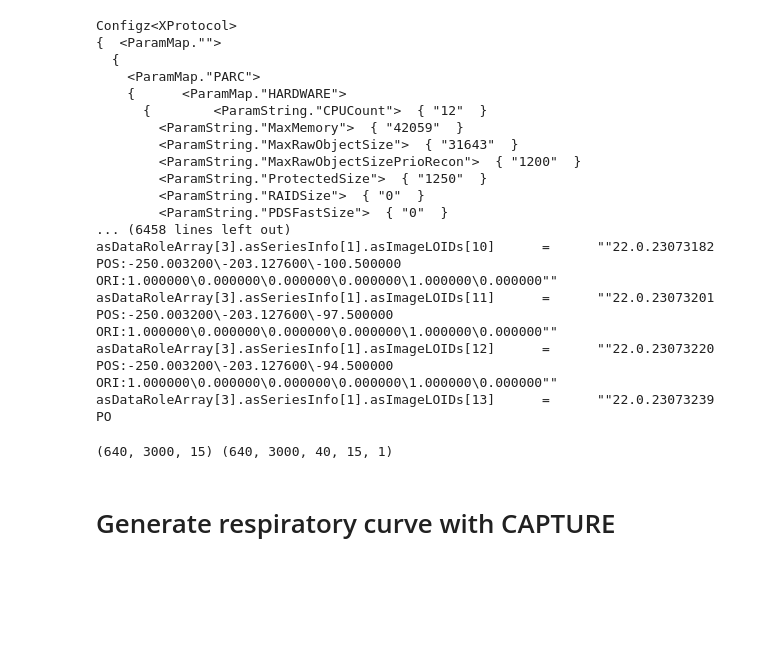
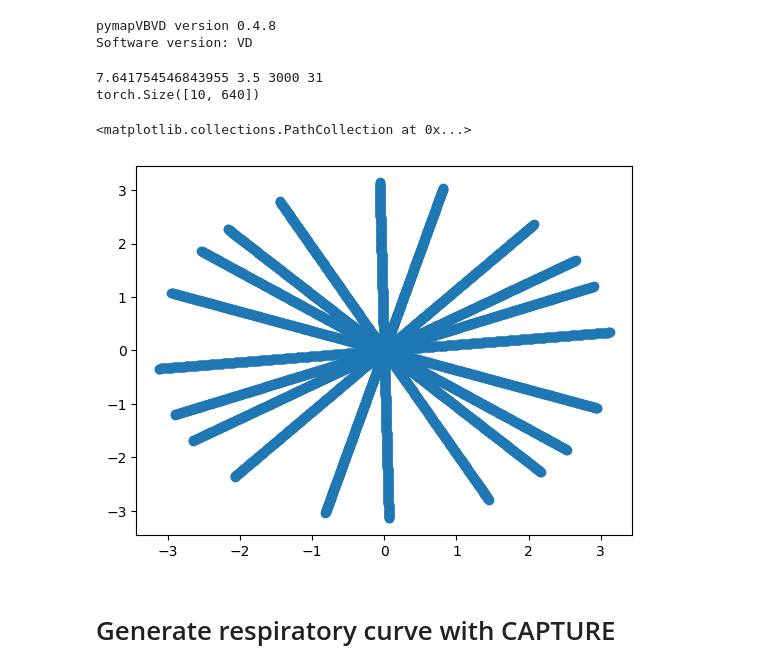
Before and after one commit to yh-li-0604/mri_reconstruction_tools, a Jupyter notebook: test.ipynb, the cells around one changed output. Cells and saved outputs as stored; diff of their text form; code cells hidden in the pictures; blank space fills up the shorter version.

```diff
--- a/test.ipynb
+++ b/test.ipynb
@@ -27,50 +30,42 @@ datFileLocation=Path(
 twixobj, mdh = mapVBVD(datFileLocation)
 twixobj = twixobj[-1]
 
+twixobj.image.squeeze=True
+twixobj.image.flagRemoveOS = False
+# twixobj.image.flagRampSampRegrid = True
+# twixobj.refscanPC.flagIgnoreSeg = True
+amplitudeScaleFactor = 80 * 20 * 131072 / 65536
+amplitudeScaleFactor = amplitudeScaleFactor*20000
+data_raw = amplitudeScaleFactor*eo.rearrange(twixobj.image[''],'spoke_len ch_num spoke_num partition_num -> ch_num partition_num spoke_num spoke_len')
+
+kspace_data_raw = data_raw[:,1:,:,:]
+shape_dict = eo.parse_shape(data_raw, 'ch_num partition_num spoke_num spoke_len')
+args = recon.CAPTURE_VarW_NQM_DCE_PostInj_Args(twixobj,mdh,shape_dict)
+nav = eo.rearrange(data_raw[:,0,args.start_spokes_to_discard:,:], 'ch_num spoke_num spoke_len -> spoke_len spoke_num ch_num')
+# nav = comp.normalization(nav)
+# shape of kspace_traj: complex_num_ch spoke_num spoke_len
+# ).narrow(dim=-2, start=args.spokes_to_skip, length=args.contra_num*args.spokes_per_contra)
+#
 # args = recon.CAPTURE_VarW_NQM_DCE_PostInj_Args(
 #         datFileLocation=Path(
 #         '/data/anlab/PET_MOCO/PETMRdata/CAPTURE_DCE/ONC-DCE-004/meas_MID00165_FID04589_Abd_CAPTURE_FA15_Dyn.dat'),
 #         last_slice=80
 #         )
-registered_vars, current_pos = pre.read_protocol(
-    datFileLocation=datFileLocation, which_scan=-1)
+# registered_vars, current_pos = pre.read_protocol(
+#     datFileLocation=datFileLocation, which_scan=-1)
 
-shape_dict = dict(
-    spoke_num=int(registered_vars['iNoOfFourierLines']),
-    partition_num=int(registered_vars['lPartitions']),
-    echo_num=int(registered_vars['NEcoMeas']))
+# shape_dict = dict(
+#     spoke_num=int(registered_vars['iNoOfFourierLines']),
+#     partition_num=int(registered_vars['lPartitions']),
+#     echo_num=int(registered_vars['NEcoMeas']))
 
-# first read all mdh header
-scan_meta_data_list, shape_dict = pre.read_scan_meta_data(
-    datFileLocation, current_pos, shape_dict)
+# # first read all mdh header
+# scan_meta_data_list, shape_dict = pre.read_scan_meta_data(
+#     datFileLocation, current_pos, shape_dict)
 # now shape dict have spoke_num, partition_num, echo_num, ch_num, spoke_len
 
 # args = recon.nufft_CAPTURE_VarW_NQM_DCE_PostInj_Args_init(
-#     args, registered_vars, scan_meta_data_list, shape_dict)
+#     args, registered_vars, scan_meta_
 # %% [output]
-Configz<XProtocol>
-{  <ParamMap."">
-  {
-    <ParamMap."PARC">
-    {      <ParamMap."HARDWARE">
-      {        <ParamString."CPUCount">  { "12"  }
-        <ParamString."MaxMemory">  { "42059"  }
-        <ParamString."MaxRawObjectSize">  { "31643"  }
-        <ParamString."MaxRawObjectSizePrioRecon">  { "1200"  }
-        <ParamString."ProtectedSize">  { "1250"  }
-        <ParamString."RAIDSize">  { "0"  }
-        <ParamString."PDSFastSize">  { "0"  }
-... (6458 lines left out)
-asDataRoleArray[3].asSeriesInfo[1].asImageLOIDs[10]      =      ""22.0.23073182 POS:-250.003200\-203.127600\-100.500000 ORI:1.000000\0.000000\0.000000\0.000000\1.000000\0.000000""
-asDataRoleArray[3].asSeriesInfo[1].asImageLOIDs[11]      =      ""22.0.23073201 POS:-250.003200\-203.127600\-97.500000 ORI:1.000000\0.000000\0.000000\0.000000\1.000000\0.000000""
-asDataRoleArray[3].asSeriesInfo[1].asImageLOIDs[12]      =      ""22.0.23073220 POS:-250.003200\-203.127600\-94.500000 ORI:1.000000\0.000000\0.000000\0.000000\1.000000\0.000000""
-asDataRoleArray[3].asSeriesInfo[1].asImageLOIDs[13]      =      ""22.0.23073239 PO
+pymapVBVD version 0.4.8
+Software version: VD
-# %%
-nav, kspace_data_raw = pre.read_navigator_kspace_data(
-    args.datFileLocation, scan_meta_data_list, shape_dict)
-
-# col_num, line_num, ch_num
-nav = np.ascontiguousarray(nav[:, args.start_idx:args.spoke_num, :])
-print(nav.shape,kspace_data_raw.shape)
-# %% [output]
-(640, 3000, 15) (640, 3000, 40, 15, 1)
@@ -90,3 +72,16 @@ kspace_traj_ = comp.generate_golden_angle_radial_spokes_kspace_trajctory(
+# %%
+kspace_traj_ =2*torch.pi* comp.generate_golden_angle_radial_spokes_kspace_trajctory(
+    args.spoke_num, args.spoke_len)[:,args.start_spokes_to_discard:]
+# %%
+print(args.Fs,args.TR,args.spoke_num,args.partition_num)
+# print(torch.view_as_complex(kspace_traj_.swapaxes(0,-1).contiguous())[321,0:20])
+print(kspace_traj_[0,0:10].shape)
+plt.scatter(x=kspace_traj_[0,0:10], y=kspace_traj_[1,0:10])
+# %% [output]
+7.641754546843955 3.5 3000 31
+torch.Size([10, 640])
+<matplotlib.collections.PathCollection at 0x...>
+[figure, added]
 # %% [markdown]
 # Generate respiratory curve with CAPTURE
 # %%
```
Also changed, not shown: parts of 30 cells of this notebook, 5 other files.
